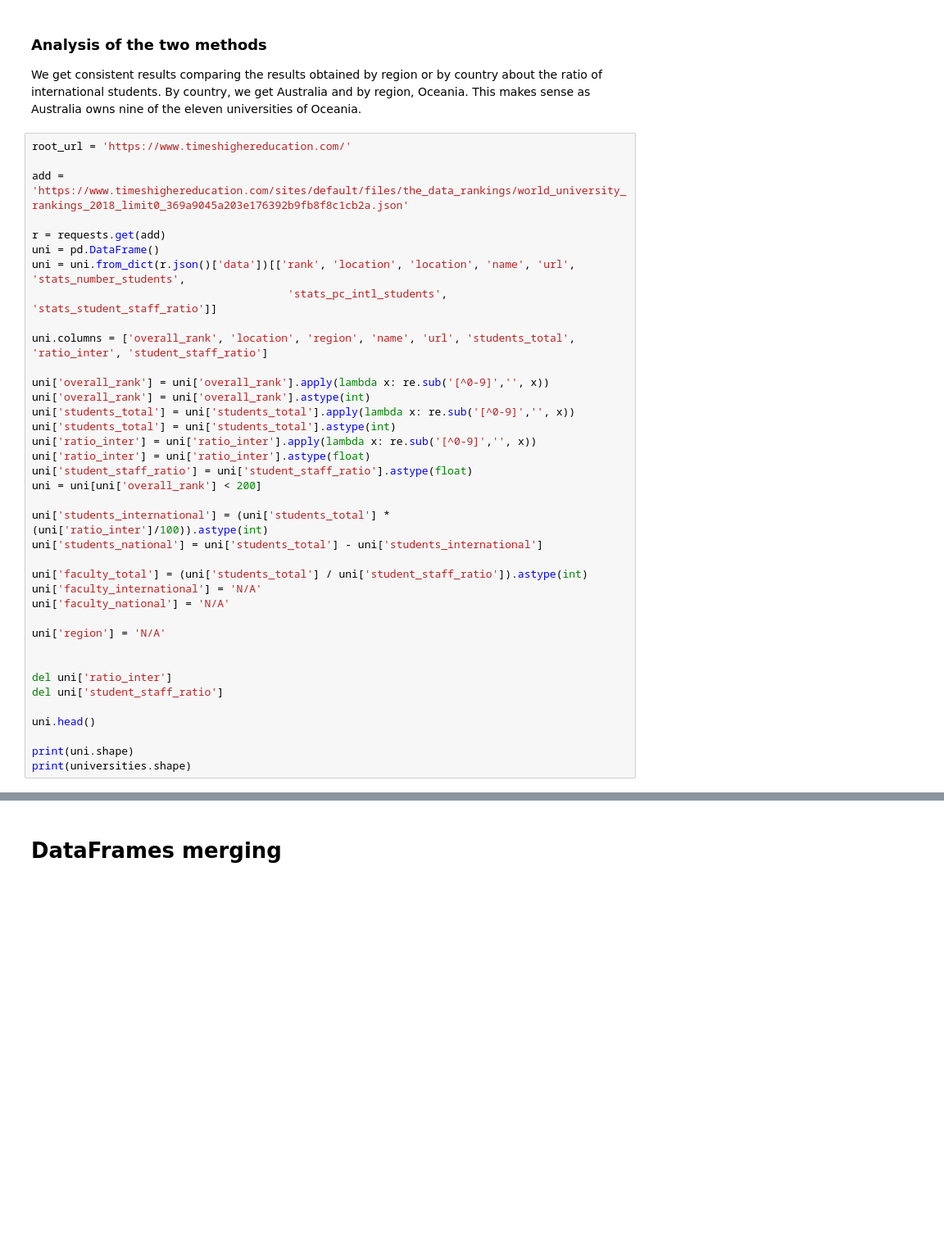
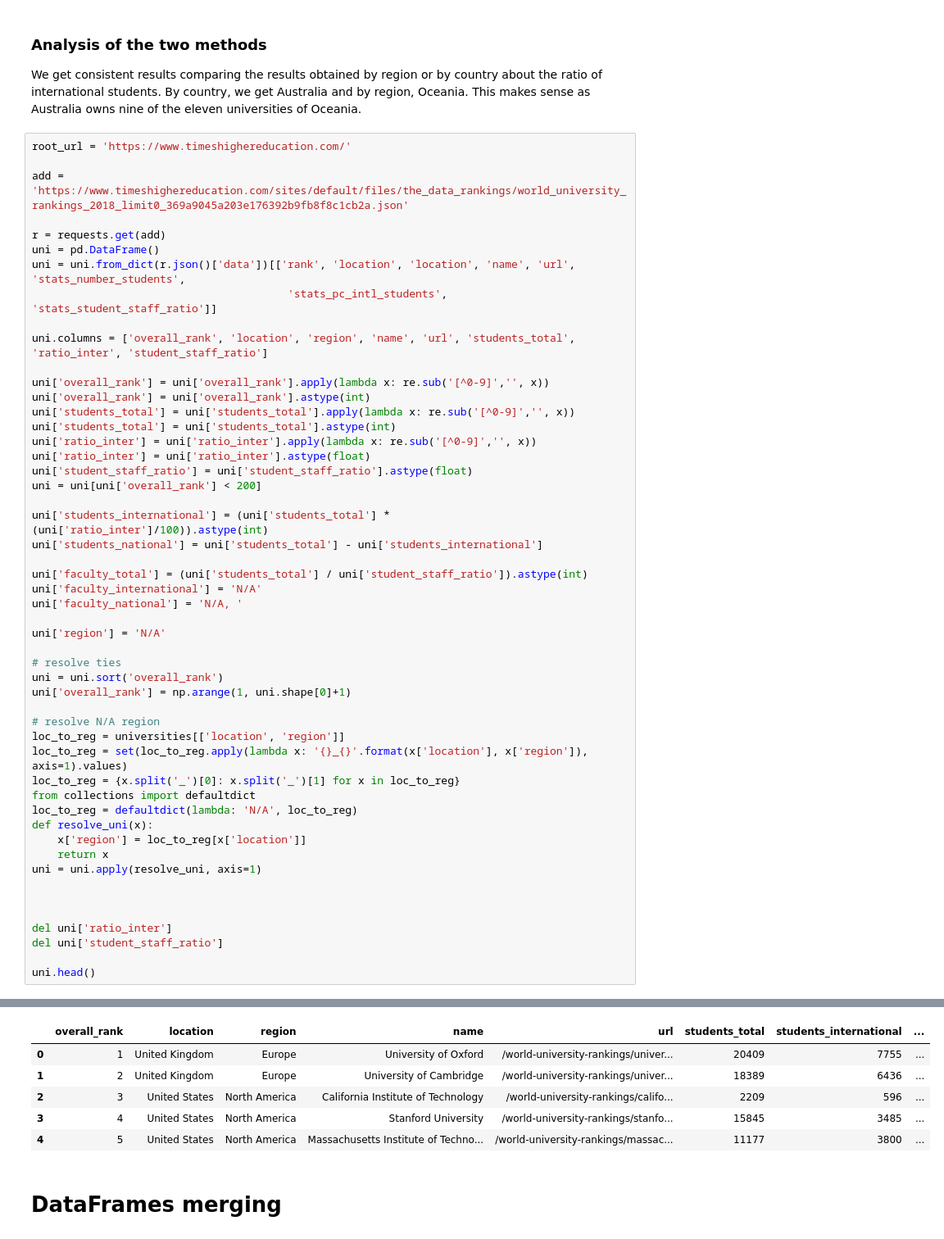
Before and after one commit to Timonzimm/CS-401, a Jupyter notebook: HW02/Homework 2.ipynb, the cells around one changed output, grey strips where cells are left out. Shown at 82% size. Cells and saved outputs as stored; diff of their text form; blank space fills up the shorter version.

```diff
--- a/HW02/Homework 2.ipynb
+++ b/HW02/Homework 2.ipynb
@@ -228,16 +230,29 @@ uni['students_national'] = uni['students_total'] - uni['students_international']
 
 uni['faculty_total'] = (uni['students_total'] / uni['student_staff_ratio']).astype(int)
 uni['faculty_international'] = 'N/A'
-uni['faculty_national'] = 'N/A'
+uni['faculty_national'] = 'N/A, '
 
 uni['region'] = 'N/A'
+
+# resolve ties
+uni = uni.sort('overall_rank')
+uni['overall_rank'] = np.arange(1, uni.shape[0]+1)
+
+# resolve N/A region
+loc_to_reg = universities[['location', 'region']]
+loc_to_reg = set(loc_to_reg.apply(lambda x: '{}_{}'.format(x['location'], x['region']), axis=1).values)
+loc_to_reg = {x.split('_')[0]: x.split('_')[1] for x in loc_to_reg}
+from collections import defaultdict
+loc_to_reg = defaultdict(lambda: 'N/A', loc_to_reg)
+def resolve_uni(x):
+    x['region'] = loc_to_reg[x['location']]
+    return x
+uni = uni.apply(resolve_uni, axis=1)
+
 
 
 del uni['ratio_inter']
 del uni['student_staff_ratio']
 
 uni.head()
-
-print(uni.shape)
-print(universities.shape)
 # %% [output]
@@ -246,3 +259,9 @@ print(universities.shape)
+|  | overall_rank | location | region | name | url | students_total | students_international | ... |
+| 0 | 1 | United Kingdom | Europe | University of Oxford | /world-university-rankings/univer... | 20409 | 7755 | ... |
+| 1 | 2 | United Kingdom | Europe | University of Cambridge | /world-university-rankings/univer... | 18389 | 6436 | ... |
+| 2 | 3 | United States | North America | California Institute of Technology | /world-university-rankings/califo... | 2209 | 596 | ... |
+| 3 | 4 | United States | North America | Stanford University | /world-university-rankings/stanfo... | 15845 | 3485 | ... |
+| 4 | 5 | United States | North America | Massachusetts Institute of Techno... | /world-university-rankings/massac... | 11177 | 3800 | ... |
 # %% [markdown]
 # DataFrames merging
 # %%
```
Also changed, not shown: parts of 7 cells of this notebook.
